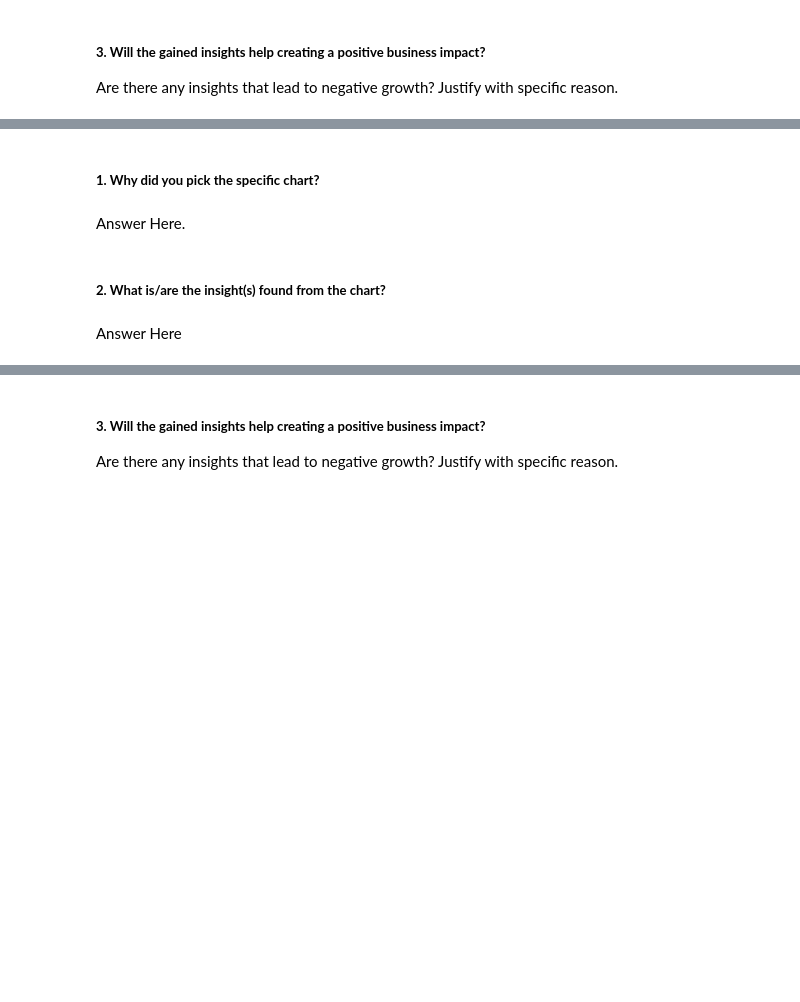
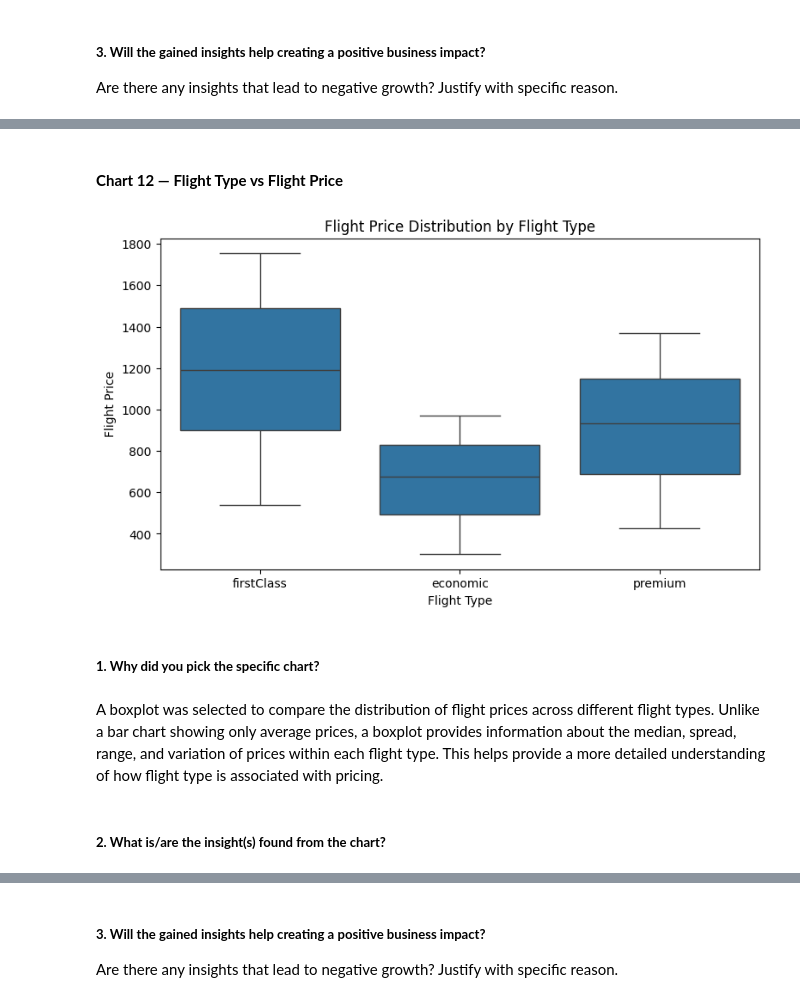
Before and after one commit to Sagarjain93/Machine-Learning-Portfolio, a Jupyter notebook: 01_End_to_End/Travel_MLops_Capstone/notebooks/00_Data_Cleaning_&_EDA.ipynb, the cells around one changed output, grey strips where cells are left out. Drawn from its saved outputs; the diff is of its cells as text; code cells hidden in the pictures; blank space fills up the shorter version.

```diff
--- a/01_End_to_End/Travel_MLops_Capstone/notebooks/00_Data_Cleaning_&_EDA.ipynb
+++ b/01_End_to_End/Travel_MLops_Capstone/notebooks/00_Data_Cleaning_&_EDA.ipynb
@@ -1623,8 +1644,26 @@ Answer Here
+# %% [markdown]
+#### **Chart 12 — Flight Type vs Flight Price**
+# %%
+# Chart - 12: Flight Type vs Flight Price
+
+plt.figure(figsize=(9, 5))
+
+sns.boxplot(
+    data=flights,
+    x='flightType',
+    y='price'
+)
+
+plt.title('Flight Price Distribution by Flight Type')
+plt.xlabel('Flight Type')
+plt.ylabel('Flight Price')
+
+plt.show()
+# %% [output]
+[figure, added]
 # %% [markdown]
 ##### **1. Why did you pick the specific chart?**
-# %% [markdown]
-Answer Here.
+# %% [markdown]
+A boxplot was selected to compare the distribution of flight prices across different flight types. Unlike a bar chart showing only average prices, a boxplot provides information about the median, spread, range, and variation of prices within each flight type. This helps provide a more detailed understanding of how flight type is associated with pricing.
 # %% [markdown]
 ##### **2. What is/are the insight(s) found from the chart?**
-# %% [markdown]
-Answer Here
```
Also changed, not shown: parts of 196 cells of this notebook.
